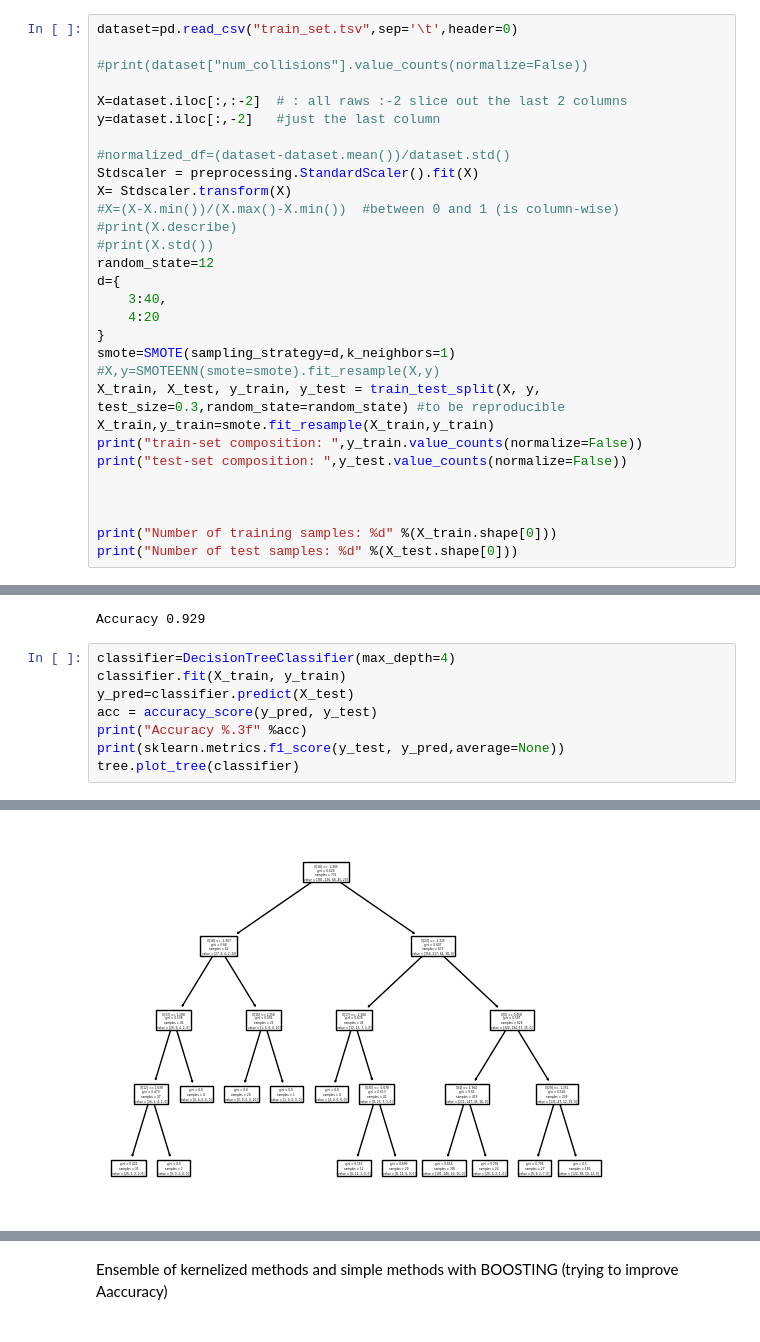
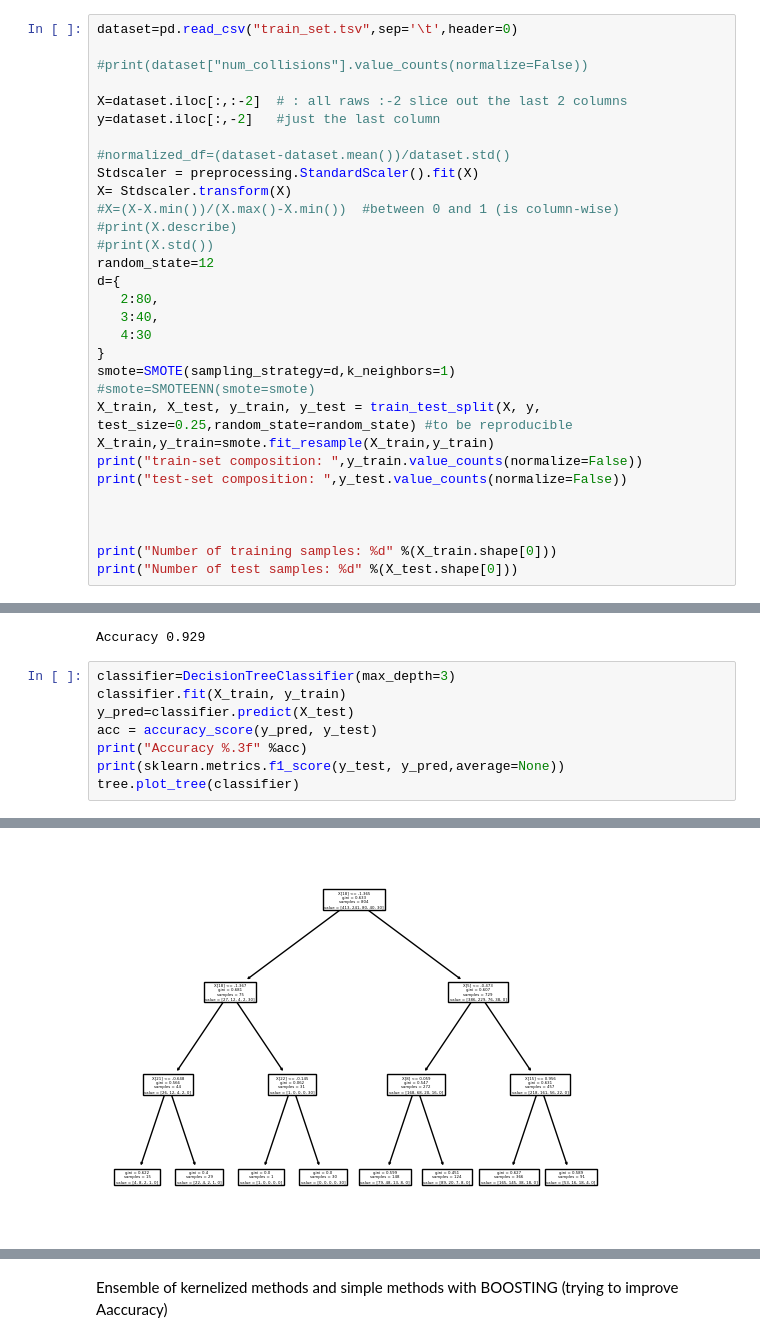
Before and after one commit to francomano/uav, a Jupyter notebook: uav.ipynb, the cells around one changed output, grey strips where cells are left out. Drawn from its saved outputs; the diff is of its cells as text.

```diff
--- a/uav.ipynb
+++ b/uav.ipynb
@@ -99,12 +99,13 @@ X= Stdscaler.transform(X)
 #print(X.std())
 random_state=12
 d={
-    3:40,
-    4:20
+   2:80,
+   3:40,
+   4:30
 }
 smote=SMOTE(sampling_strategy=d,k_neighbors=1)
-#X,y=SMOTEENN(smote=smote).fit_resample(X,y)
-X_train, X_test, y_train, y_test = train_test_split(X, y, test_size=0.3,random_state=random_state) #to be reproducible
+#smote=SMOTEENN(smote=smote)
+X_train, X_test, y_train, y_test = train_test_split(X, y, test_size=0.25,random_state=random_state) #to be reproducible
 X_train,y_train=smote.fit_resample(X_train,y_train)
 print("train-set composition: ",y_train.value_counts(normalize=False))
 print("test-set composition: ",y_test.value_counts(normalize=False))
@@ -171,7 +172,7 @@ print("Accuracy %.3f" %acc)
 # %% [output]
 Accuracy 0.929
 # %%
-classifier=DecisionTreeClassifier(max_depth=4)
+classifier=DecisionTreeClassifier(max_depth=3)
 classifier.fit(X_train, y_train)
 y_pred=classifier.predict(X_test)
 acc = accuracy_score(y_pred, y_test)
@@ -201,4 +200,4 @@ Accuracy 0.503
-[figure, old version]
+[figure, new version]
 # %%
 #classifier=svm.SVC(C=0.9,kernel='rbf',gamma='scale',class_weight='balanced')
 classifier=svm.SVC(C=1.0,kernel='poly',degree=4,gamma='scale',class_weight='balanced')
```
Also changed, not shown: parts of 7 cells of this notebook.
